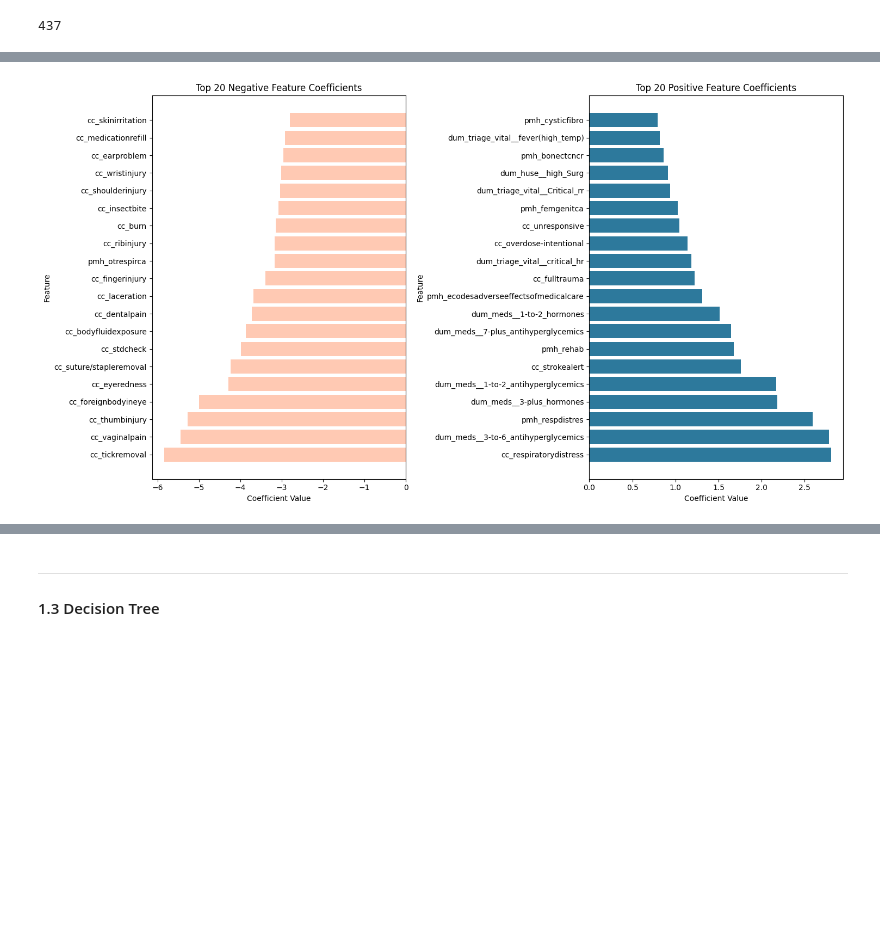
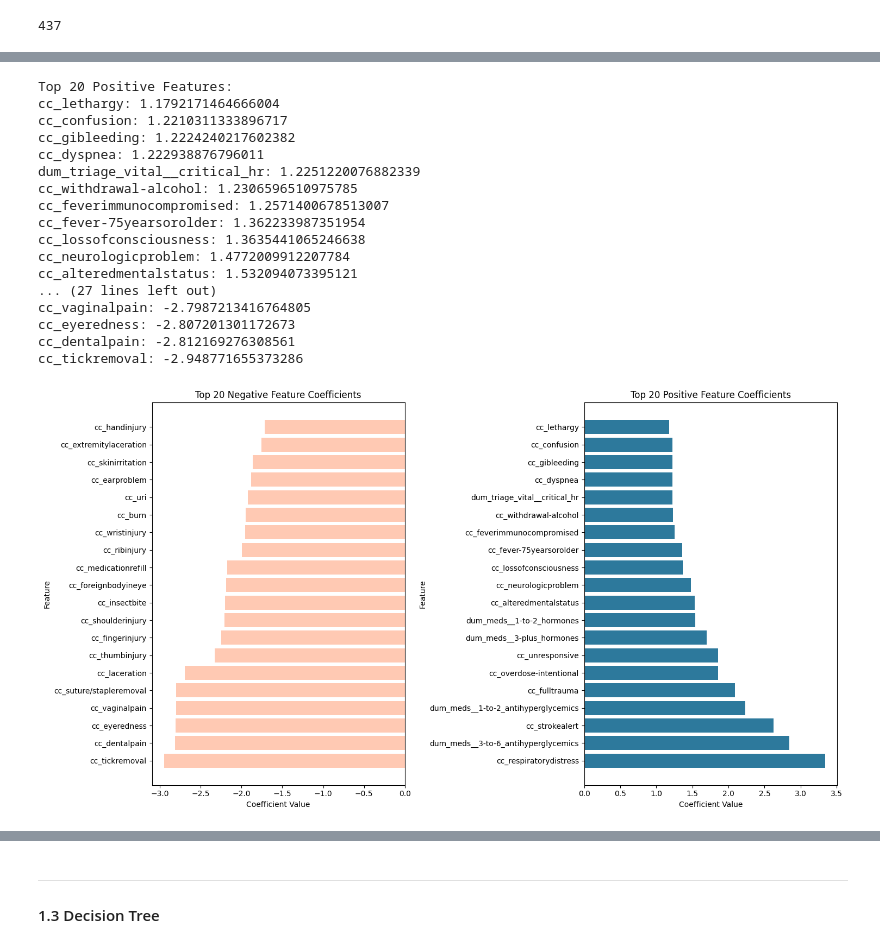
Before and after one commit to lo-klkl/BSTN_Capstone-Diab, a Jupyter notebook: Notebooks/Pt3-Modelling-Pt1.ipynb, the cells around one changed output, grey strips where cells are left out. Cells and saved outputs as stored; diff of their text form; code cells hidden in the pictures; blank space fills up the shorter version.

```diff
--- a/Notebooks/Pt3-Modelling-Pt1.ipynb
+++ b/Notebooks/Pt3-Modelling-Pt1.ipynb
@@ -428,7 +196,7 @@ We will be starting with 437 features. Let's first see what kind of hyper parame
 start_time = time.time()
 
 # Range of C values to test
-C_values = np.logspace(-4, 2, 7)
+C_values = np.linspace(0.001, 5, num=100)
 
 # Lists to store accuracy and F1 score
 train_accuracy = []
@@ -445,16 +213,16 @@ for C_val in C_values:
     estimator_l1 = LogisticRegression(max_iter=1000, penalty='l1', solver='liblinear', C=C_val)
 
     # Train the model
-    estimator_l1.fit(X_train_oversampled, y_train_oversampled)
+    estimator_l1.fit(X_train, y_train)
 
     # Predict on the training set
-    y_train_pred = estimator_l1.predict(X_train_oversampled)
+    y_train_pred = estimator_l1.predict(X_train)
 
     # Predict on the test set
     y_test_pred = estimator_l1.predict(X_test)
 
     # Calculate accuracy for training and test sets
-    train_accuracy.append(accuracy_score(y_train_oversampled, y_train_pred))
+    train_accuracy.append(accuracy_score(y_train, y_train_pred))
     test_accuracy.append(accuracy_score(y_test, y_test_pred))
 
     # Calculate F1 score for the test set
@@ -512,10 +284,11 @@ It was found that the best C value was 1.0. We will implement this into the next
 start_time = time.time()
 
 # Choose logistic regression with L1 regularization (penalty='l1')
-estimator_l1 = LogisticRegression(max_iter=1000, penalty='l1', solver='liblinear', C=1.0)
+estimator_l1 = LogisticRegression(max_iter=1000, C = 0.96, penalty='l1', solver='liblinear')
 
-# Fit logistic regression with L1 regularization on oversampled training data for the subset
-estimator_l1.fit(X_train_oversampled, y_train_oversampled)
+# Fit logistic regression with L1 regularization on training data
+estimator_l1.fit(X_train, y_train)
+
 # Record time
 end_time = time.time()
 
@@ -832,9 +632,6 @@ feature_coefficients = final_logreg_model.coef_[0]
 
 # Get the indices of the top 20 positive features
 top20_positive_indices = np.argsort(feature_coefficients)[-20:]
-
-# Get the names of the top 20 positive features
-top20_positive_features = X_train.columns[top20_positive_indices]
 
 # Get the coefficients for the top 20 positive features
 top20_positive_coefficients = feature_coefficients[top20_positive_indices]
@@ -847,32 +644,59 @@ top20_negative_features = X_train.columns[top20_negative_indices]
 
 # Get the coefficients for the top 20 negative features
 top20_negative_coefficients = feature_coefficients[top20_negative_indices]
+
+# Print the top 20 positive features and their coefficients
+print("Top 20 Positive Features:")
+for feature, coef in zip(top20_positive_features, top20_positive_coefficients):
+    print(f"{feature}: {coef}")
+
+# Print the top 20 negative features and their coefficients
+print("\nTop 20 Negative Features:")
+for feature, coef in zip(top20_negative_features, top20_negative_coefficients):
+    print(f"{feature}: {coef}")
 
 # Set up subplots
 fig, axes = plt.subplots(1, 2, figsize=(15, 8))
 
 # Plot the top 20 negative coefficients
 axes[0].barh(range(len(top20_negative_features)), top20_negative_coefficients, align='center', color='#FFC9B3')
 axes[0].set_yticks(range(len(top20_negative_features)))
 axes[0].set_yticklabels(top20_negative_features)
 axes[0].set_xlabel('Coefficient Value')
 axes[0].set_ylabel('Feature')
 axes[0].set_title('Top 20 Negative Feature Coefficients')
 
 # Plot the top 20 positive coefficients
 axes[1].barh(range(len(top20_positive_features)), top20_positive_coefficients, align='center', color='#2D799C')
 axes[1].set_yticks(range(len(top20_positive_features)))
 axes[1].set_yticklabels(top20_positive_features)
 axes[1].set_xlabel('Coefficient Value')
 axes[1].set_ylabel('Feature')
 axes[1].set_title('Top 20 Positive Feature Coefficients')
 
 # Invert y-axis for both subplots
 axes[0].invert_yaxis()
 axes[1].invert_yaxis()
 
 # Adjust layout for better spacing
 plt.tight_layout()
 plt.show()
 # %% [output]
+Top 20 Positive Features:
+cc_lethargy: 1.1792171464666004
+cc_confusion: 1.2210311333896717
+cc_gibleeding: 1.2224240217602382
+cc_dyspnea: 1.222938876796011
+dum_triage_vital__critical_hr: 1.2251220076882339
+cc_withdrawal-alcohol: 1.2306596510975785
+cc_feverimmunocompromised: 1.2571400678513007
+cc_fever-75yearsorolder: 1.362233987351954
+cc_lossofconsciousness: 1.3635441065246638
+cc_neurologicproblem: 1.4772009912207784
+cc_alteredmentalstatus: 1.532094073395121
+... (27 lines left out)
+cc_vaginalpain: -2.7987213416764805
+cc_eyeredness: -2.807201301172673
+cc_dentalpain: -2.812169276308561
+cc_tickremoval: -2.948771655373286
-[figure, old version]
+[figure, new version]
```
Also changed, not shown: parts of 47 cells of this notebook, 5 other files.
